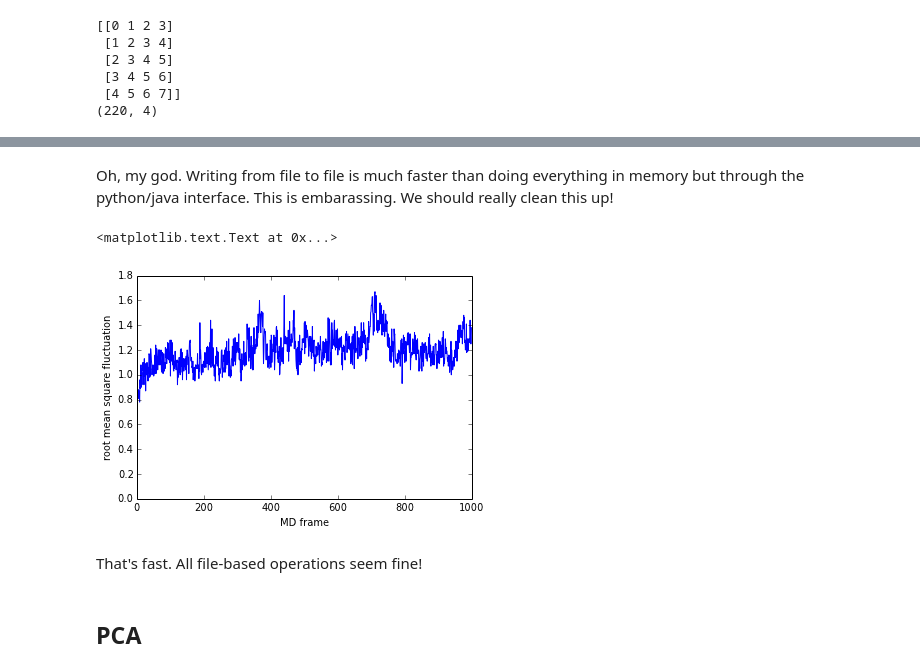
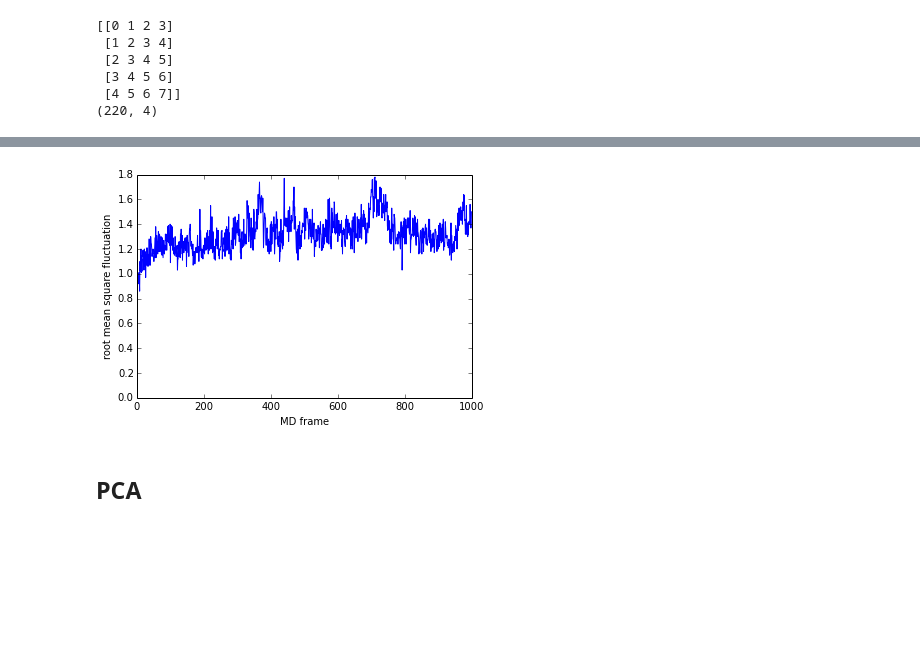
Before and after one commit to markovmodel/PyEMMA, a Jupyter notebook: ipython/coordinates.ipynb, the cells around one changed output, grey strips where cells are left out. Cells and saved outputs as stored; diff of their text form; code cells hidden in the pictures; blank space fills up the shorter version.

Commit message:
[ipython] cleanup coordinates notebook

```diff
--- a/ipython/coordinates.ipynb
+++ b/ipython/coordinates.ipynb
@@ -193,8 +183,6 @@ array([[   5.79648138,  115.44973935, -122.38561194, ...,   46.67044757,
 infile = "./resources/Trypsin_Ca_dt1ns.dcd"
 outfile = "./resources/tmp2.dat"
 coortrans.transform_file(infile, Tdih_all, outfile, output_precision=(3,2))
-# %% [markdown]
-Oh, my god. Writing from file to file is much faster than doing everything in memory but through the python/java interface. This is embarassing. We should really clean this up!
 # %%
 # Finally we try the minRMSD transform
 infile = "./resources/Trypsin_Ca_dt1ns.dcd"
@@ -204,13 +192,11 @@ coortrans.transform_file(infile, T_minrmsd, outfile, output_precision=(3,2))
 # %%
 rmsf = np.loadtxt(outfile)
 plot(range(len(rmsf)),rmsf)
 xlabel('MD frame')
 ylabel('root mean square fluctuation')
+show()
 # %% [output]
-<matplotlib.text.Text at 0x...>
-[figure, old version]
+[figure, new version]
-# %% [markdown]
-That's fast. All file-based operations seem fine!
 # %% [markdown]
 PCA
 ------------
```
Also changed, not shown: parts of 22 cells of this notebook.
